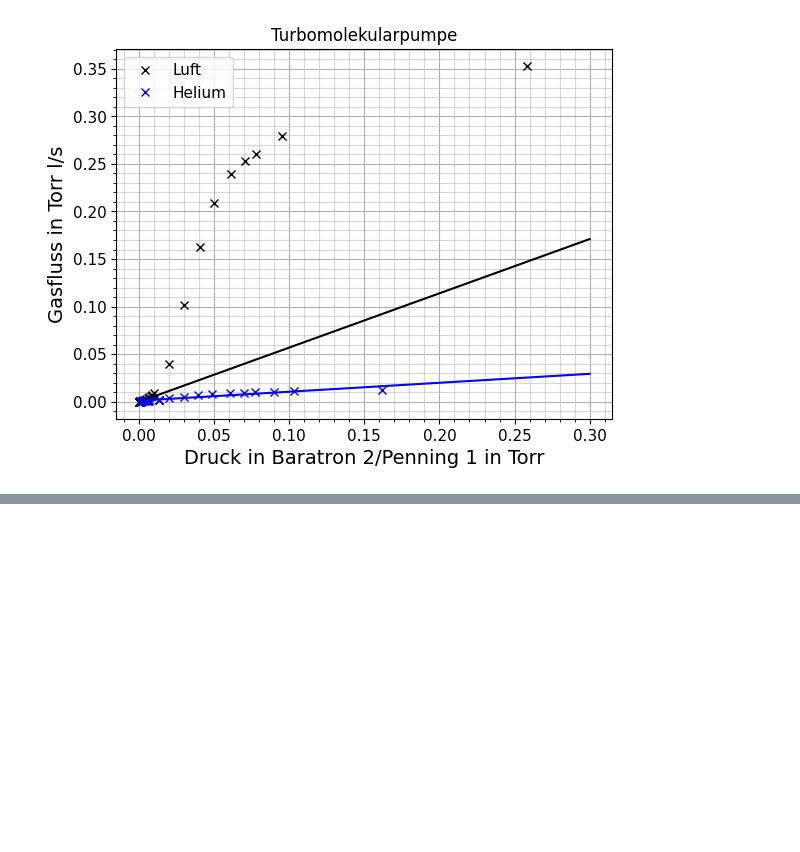
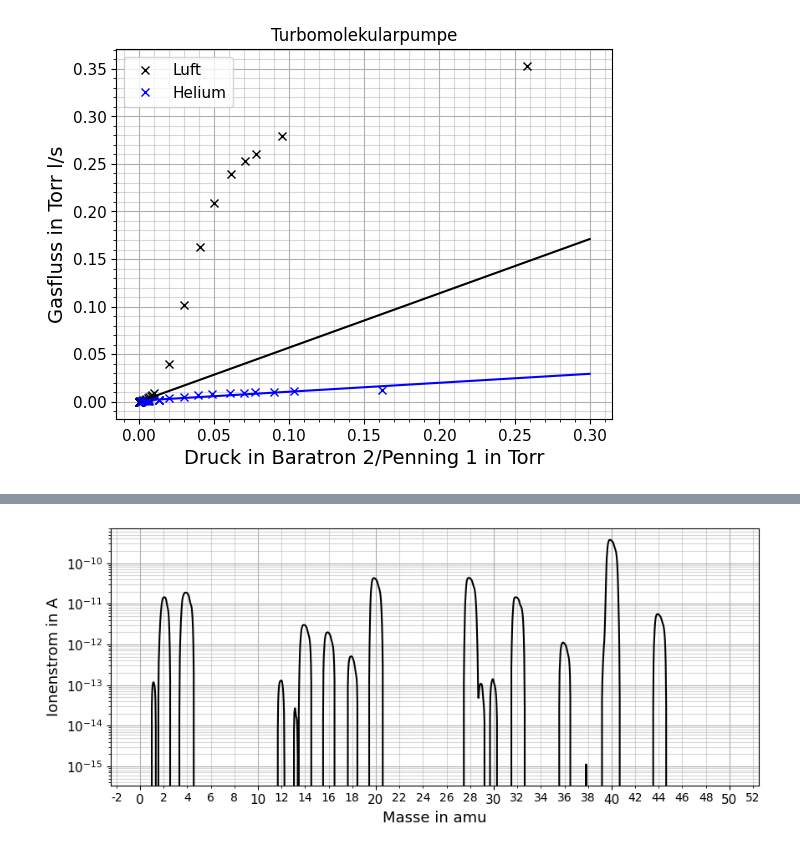
Before and after one commit to NicolasRohrbeck/fprak, a Jupyter notebook: scripts/vakuum.ipynb, the cells around one changed output, grey strips where cells are left out. Cells and saved outputs as stored; diff of their text form; code cells hidden in the pictures; blank space fills up the shorter version.

Commit message:
Vak Massenspektroskopie abgeschlossen

```diff
--- a/scripts/vakuum.ipynb
+++ b/scripts/vakuum.ipynb
@@ -415,0 +422,27 @@ fig.savefig("../Bilder/vakuum/Massenspektrum_Restgas.pdf")
+# %%
+gas_data = pd.read_csv('../Messdaten/20260427_Vakuum/20260427 151445 Faraday Airdemo Scan Analog Gas.asc', skiprows=19400, nrows=1600, decimal=',', delimiter='\t', index_col=False)
+
+gas_masse = gas_data['Mass [amu]'].to_numpy()
+gas_ionenstrom = gas_data['Ion Current [A]'].to_numpy()
+
+
+fig, ax = plt.subplots(figsize=(10,4))
+ax.plot(gas_masse, gas_ionenstrom , "-k", ms=4, )
+
+
+#ax.set_xticks(np.logspace(-6,3,10))
+ax.set_xlabel("Masse in amu", fontsize=13)
+ax.set_ylabel("Ionenstrom in A", fontsize=13)
+ax.tick_params(labelsize=11)
+
+ax.tick_params(axis='x', which='minor')
+ax.xaxis.set_minor_formatter(FormatStrFormatter("%.0f"))
+
+ax.grid(which='major')
+ax.grid(which='minor', alpha=0.5)
+ax.minorticks_on()
+ax.set_yscale('log')
+
+#fig.savefig("../Bilder/vakuum/Massenspektrum_Testgas.pdf")
+# %% [output]
+[figure, added]
```
Also changed, not shown: parts of 1 cell of this notebook, 4 other files.
